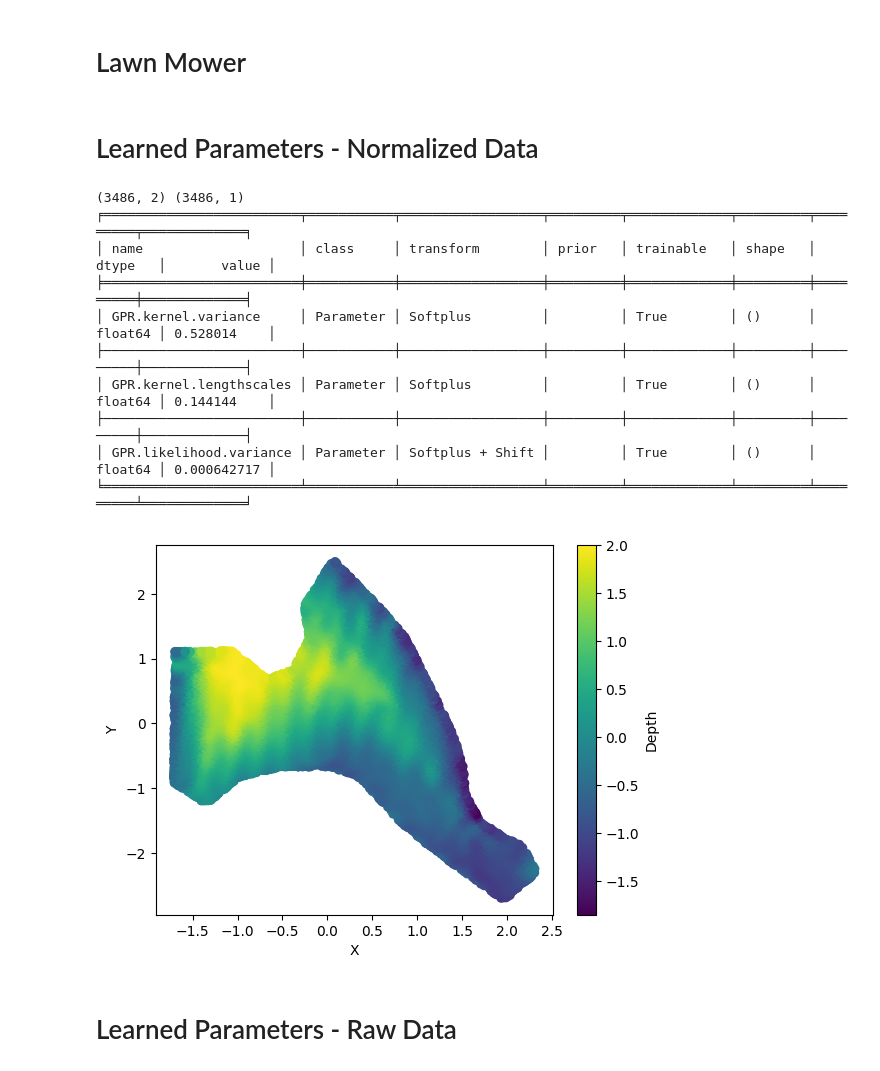
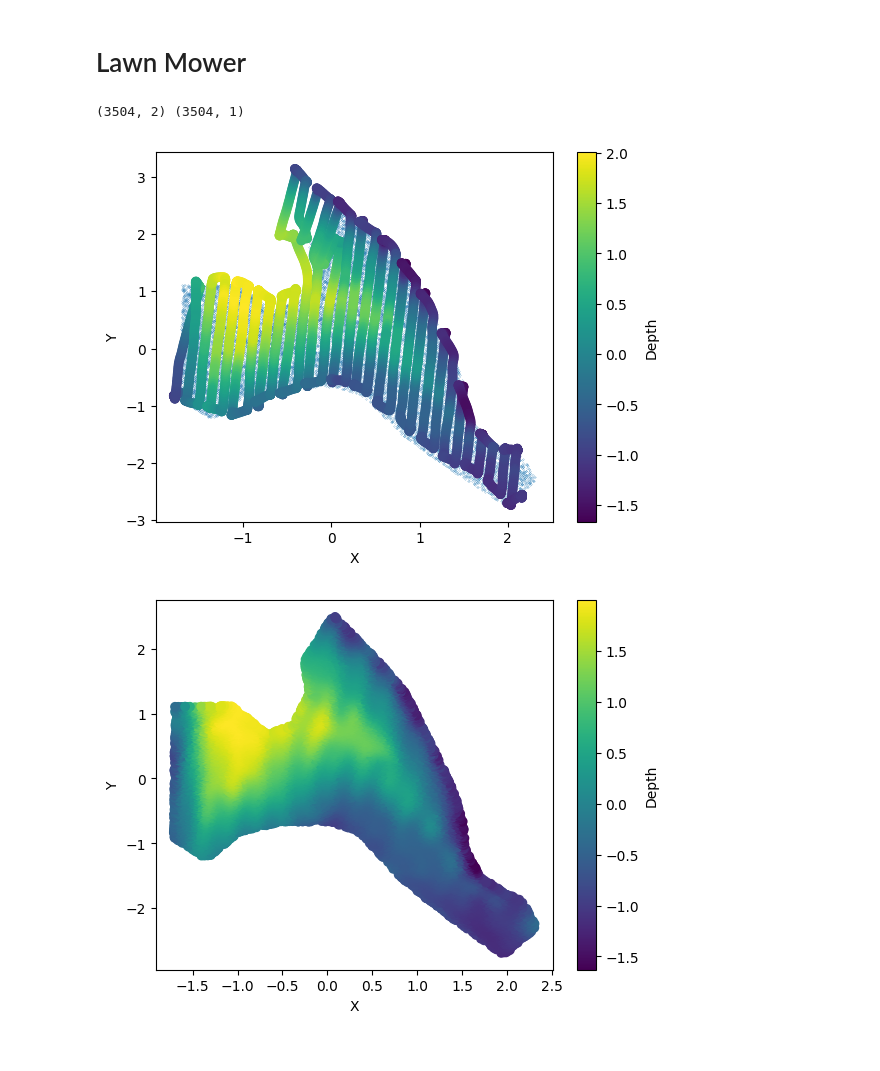
Before and after one commit to itskalvik/ros_sgp_tools, a Jupyter notebook: scripts/postprocess.ipynb, the cells around one changed output. Saved outputs shown, nothing was run; the diff lists cells and outputs as text; code cells hidden in the pictures.

Commit message:
Update plotting script

```diff
--- a/scripts/postprocess.ipynb
+++ b/scripts/postprocess.ipynb
@@ -0,0 +67,21 @@
+# %%
+path = './'
+X_gt, y_gt = df2set(path)
+X_gt, y_gt = X_gt[::5], y_gt[::5]
+y_scaler = StandardScaler()
+y_gt = y_scaler.fit_transform(y_gt)
+print(X_gt.shape, y_gt.shape)
+
+plt.scatter(X_train[:, 1], X_train[:, 0], marker='.', s=0.1)
+plt.scatter(X_gt[:, 1], X_gt[:, 0], c=y_gt)
+plt.xlabel('X')
+plt.ylabel('Y')
+plt.colorbar(label='Depth')
+plt.show()
+
+kernel = gpflow.kernels.SquaredExponential(lengthscales=0.1,
+                                           variance=0.5)
+gpr_gt = gpflow.models.GPR(data=(X_gt, y_gt),
+                           kernel=kernel)
+optimize_model(gpr_gt)
+print_summary(gpr_gt)
@@ -1,44 +100,35 @@
 # %% [markdown]
 # Lawn Mower
-# %% [markdown]
-# Learned Parameters - Normalized Data
 # %%
-path = '../data/20240726/ASV1/mission5/'
+path = '../data/'
 X_gt, y_gt = df2set(path)
 X_gt, y_gt = X_gt[::4], y_gt[::4]
 print(X_gt.shape, y_gt.shape)
 
 y_scaler = StandardScaler()
 y_gt = y_scaler.fit_transform(y_gt)
 
-kernel = gpflow.kernels.SquaredExponential(lengthscales=0.1,
-                                           variance=0.5)
+plt.scatter(X_train[:, 1], X_train[:, 0], marker='.', s=0.1)
+plt.scatter(X_gt[:, 1], X_gt[:, 0], c=y_gt)
+plt.xlabel('X')
+plt.ylabel('Y')
+plt.colorbar(label='Depth')
+plt.show()
+
 gpr_gt = gpflow.models.GPR(data=(X_gt, y_gt),
-                           kernel=kernel)
-optimize_model(gpr_gt)
-print_summary(gpr_gt)
-
+                           kernel=gpr_gt.kernel,
+                           noise_variance=gpr_gt.likelihood.variance)
 y_labels, _ = gpr_gt.predict_f(X_train)
 y_labels = y_labels.numpy()
 
 plt.figure()
 plt.scatter(X_train[:, 1], X_train[:, 0], c=y_labels)
 plt.xlabel('X')
 plt.ylabel('Y')
 plt.colorbar(label='Depth')
 plt.savefig('lawn_mower.png', bbox_inches='tight')
 plt.show()
 # %% [output]
-(3486, 2) (3486, 1)
-╒═════════════════════════╤═══════════╤══════════════════╤═════════╤═════════════╤═════════╤═════════╤═════════════╕
-│ name                    │ class     │ transform        │ prior   │ trainable   │ shape   │ dtype   │       value │
-╞═════════════════════════╪═══════════╪══════════════════╪═════════╪═════════════╪═════════╪═════════╪═════════════╡
-│ GPR.kernel.variance     │ Parameter │ Softplus         │         │ True        │ ()      │ float64 │ 0.528014    │
-├─────────────────────────┼───────────┼──────────────────┼─────────┼─────────────┼─────────┼─────────┼─────────────┤
-│ GPR.kernel.lengthscales │ Parameter │ Softplus         │         │ True        │ ()      │ float64 │ 0.144144    │
-├─────────────────────────┼───────────┼──────────────────┼─────────┼─────────────┼─────────┼─────────┼─────────────┤
-│ GPR.likelihood.variance │ Parameter │ Softplus + Shift │         │ True        │ ()      │ float64 │ 0.000642717 │
-╘═════════════════════════╧═══════════╧══════════════════╧═════════╧═════════════╧═════════╧═════════╧═════════════╛
+(3504, 2) (3504, 1)
-[figure, old version]
+[figure, new version]
+[figure, added]
-# %% [markdown]
-# Learned Parameters - Raw Data
```
Also changed, not shown: parts of 22 cells of this notebook.
